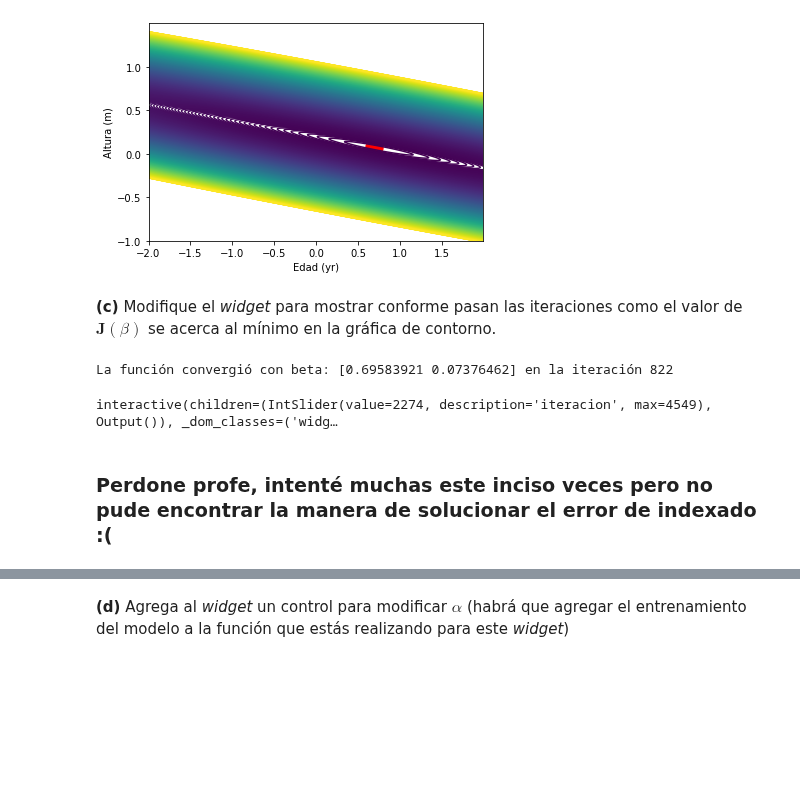
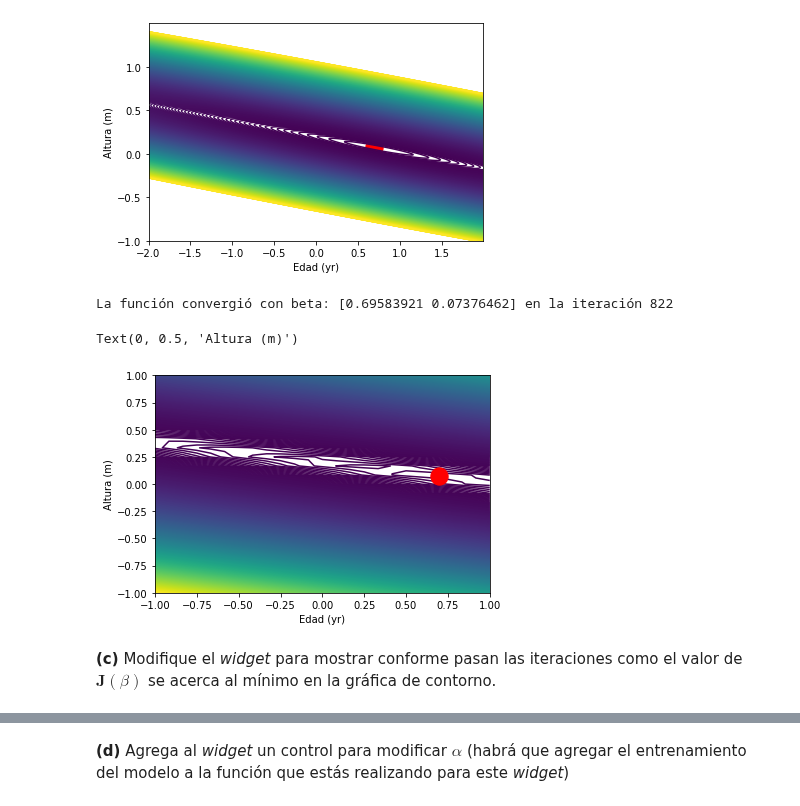
Before and after one commit to jesusigarmor/Matematicas-computacionales-fall2020, a Jupyter notebook: alumnos/RicardoMendezB/CurveFitting_tarea.ipynb, the cells around one changed output, grey strips where cells are left out. Drawn from its saved outputs; the diff is of its cells as text; code cells hidden in the pictures; blank space fills up the shorter version.

```diff
--- a/alumnos/RicardoMendezB/CurveFitting_tarea.ipynb
+++ b/alumnos/RicardoMendezB/CurveFitting_tarea.ipynb
@@ -174,5 +195,18 @@ plt.ylabel('Altura (m)')
 La función convergió con beta: [0.69583921 0.07376462] en la iteración 822
 Text(0, 0.5, 'Altura (m)')
 [figure]
+# %%
+#Otra forma de graficar (Más rápida y con 'zoom')
+r = RegresionLineal(alpha=0.03, max_iters=100000, tols=0.000001)
+a=r.gradientDescent(Edad, Altura)
+a
+plt.contour(np.linspace(-1,1,25),np.linspace(-1,1,25),ContornoZ, levels=1000, zorder=-1)
+plt.scatter(a[0],a[1],300,color='r')
+plt.xlabel('Edad (yr)')
+plt.ylabel('Altura (m)')
+# %% [output]
+La función convergió con beta: [0.69583921 0.07376462] en la iteración 822
+Text(0, 0.5, 'Altura (m)')
+[figure, added]
 # %% [markdown]
 **(c)** Modifique el _widget_ para mostrar conforme pasan las iteraciones como el valor de $\textbf{J}(\beta)$ se acerca al mínimo en la gráfica de contorno.
@@ -186,18 +212,0 @@ def ContornoIteraciones(Beta0,Beta1,Costo,iteracion,r):
-# %%
-r = RegresionLineal(alpha=0.03, max_iters=10000, tols=0.000001)
-r.gradientDescent(Edad,Altura)
-
-#Definimos las Betas y el Costo
-beta0=np.arange(-2,2,.001)
-beta1=np.arange(-1,1.5,.001)
-Beta0,Beta1=np.meshgrid(beta0,beta1)
-Costo=J(Beta0,Beta1,Edad,Altura)
-
-#Aplicamos
-ultima_iteracion = (r.breaking_iteration - 1) if r.breaking_iteration else (r.max_iters - 1)
-interact(ContornoIteraciones, Beta0=fixed(Beta0), Beta1=fixed(Beta1), Costo=fixed(Costo) ,iteracion=(0,4549,1),r=fixed(r));
-# %% [output]
-La función convergió con beta: [0.69583921 0.07376462] en la iteración 822
-interactive(children=(IntSlider(value=2274, description='iteracion', max=4549), Output()), _dom_classes=('widg…
-# %% [markdown]
-### Perdone profe, intenté muchas este inciso veces pero no pude encontrar la manera de solucionar el error de indexado :(
```
Also changed, not shown: parts of 5 cells of this notebook.
